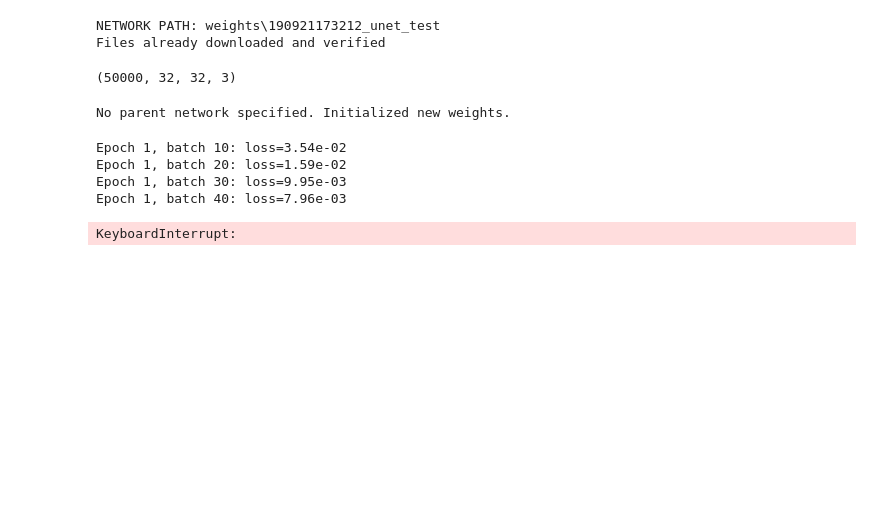
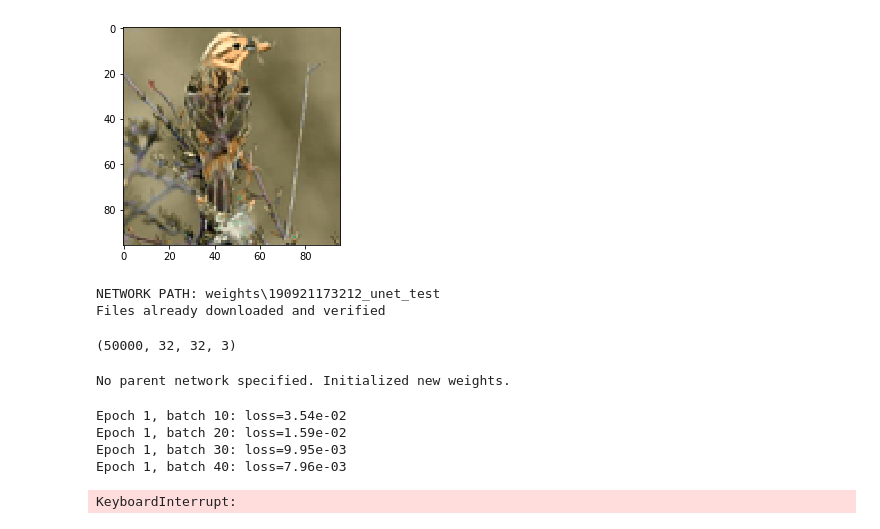
Before and after one commit to lukas-blecher/Colorization, a Jupyter notebook: test-debug.ipynb, the cells around one changed output. Drawn from its saved outputs; the diff is of its cells as text; code cells hidden in the pictures; blank space fills up the shorter version.

```diff
--- a/test-debug.ipynb
+++ b/test-debug.ipynb
@@ -15,3 +40,13 @@ import json
+# %%
+for i,image in enumerate(torch.utils.data.DataLoader(stl)):
+
+    X=image[:,:1,:,:]#set X to the Lightness of the image
+    image=image[:,1:,:,:] #image is a and b channel
+    binab=ab2bins(image.transpose(1,3).transpose(1,2).cuda()).cpu()
+    plt.imshow(color.lab2rgb(bins2ab(binab,X)[0]+np.array([50,0,0])[None,None,:]))
+    break
+# %% [output]
+[figure, added]
 # %%
 mbsize = 256
 report_freq=s.report_freq
```
Also changed, not shown: parts of 4 cells of this notebook.
